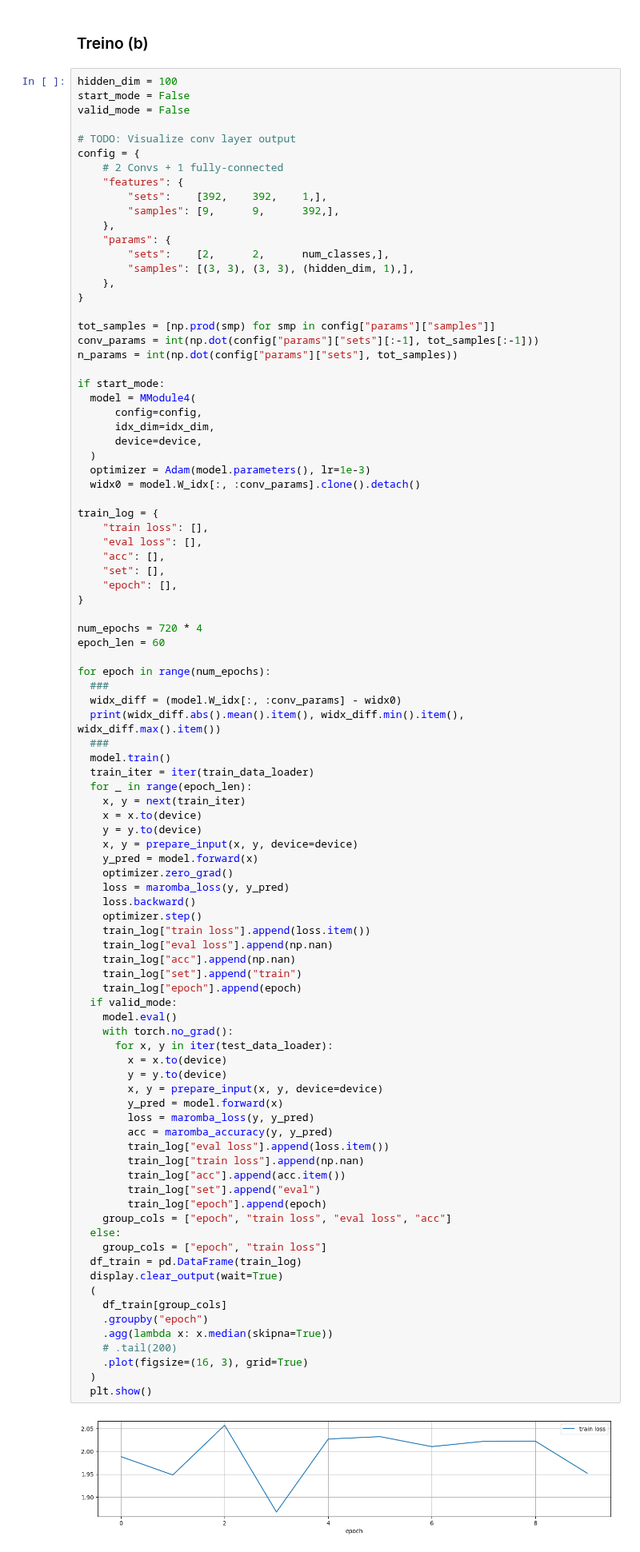
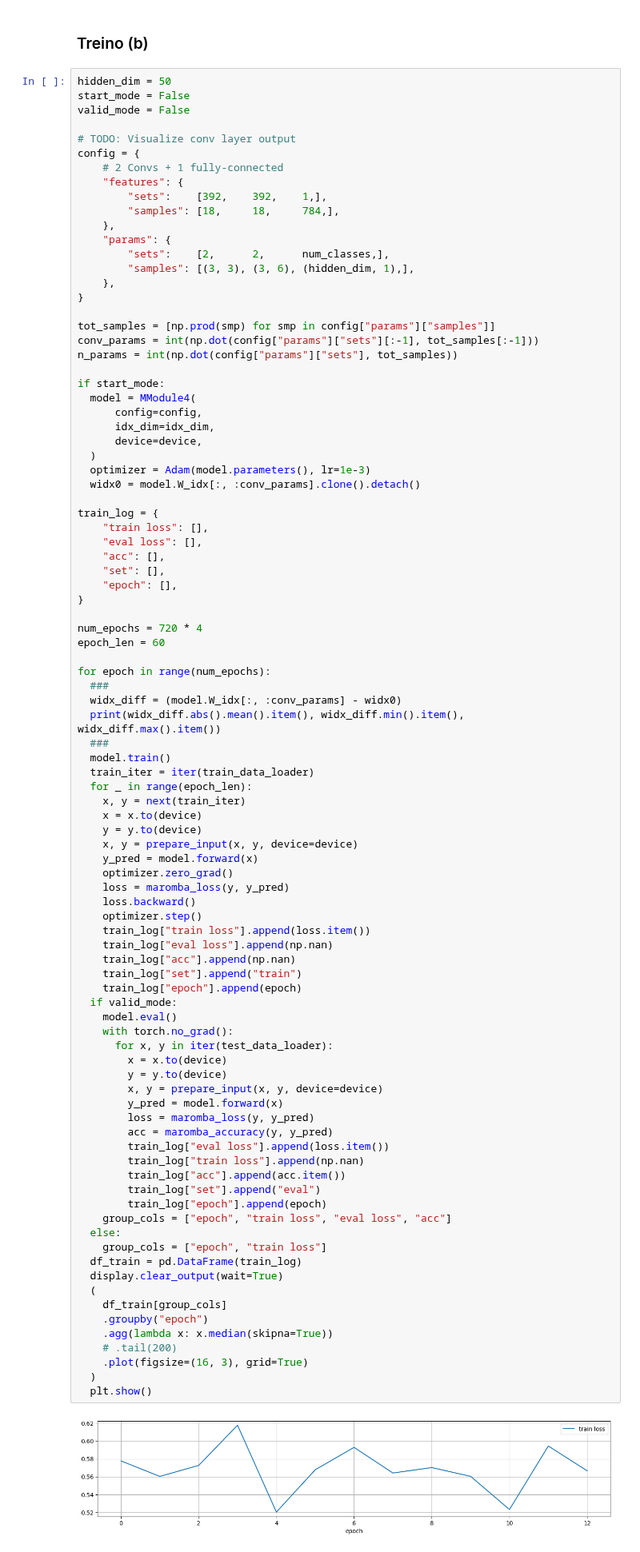
Before and after one commit to Ronnypetson/titanic, a Jupyter notebook: MNIST_Maromba.ipynb, the cells around one changed output. Shown at 80% size. Saved outputs shown, nothing was run; the diff lists cells and outputs as text.

```diff
--- a/MNIST_Maromba.ipynb
+++ b/MNIST_Maromba.ipynb
@@ -1697,7 +1663,7 @@ MTensor._soft_kernel(y_pred.idx, img_dim)[0]
 # %% [markdown]
 ### Treino (b)
 # %%
-hidden_dim = 100
+hidden_dim = 50
 start_mode = False
 valid_mode = False
 
@@ -1706,11 +1672,11 @@ config = {
     # 2 Convs + 1 fully-connected
     "features": {
         "sets":    [392,    392,    1,],
-        "samples": [9,      9,      392,],
+        "samples": [18,     18,     784,],
     },
     "params": {
         "sets":    [2,      2,      num_classes,],
-        "samples": [(3, 3), (3, 3), (hidden_dim, 1),],
+        "samples": [(3, 3), (3, 6), (hidden_dim, 1),],
     },
 }
 
@@ -1762,31 +1728,31 @@ for epoch in range(num_epochs):
     train_log["epoch"].append(epoch)
   if valid_mode:
     model.eval()
     with torch.no_grad():
       for x, y in iter(test_data_loader):
         x = x.to(device)
         y = y.to(device)
         x, y = prepare_input(x, y, device=device)
         y_pred = model.forward(x)
         loss = maromba_loss(y, y_pred)
         acc = maromba_accuracy(y, y_pred)
         train_log["eval loss"].append(loss.item())
         train_log["train loss"].append(np.nan)
         train_log["acc"].append(acc.item())
         train_log["set"].append("eval")
         train_log["epoch"].append(epoch)
     group_cols = ["epoch", "train loss", "eval loss", "acc"]
   else:
     group_cols = ["epoch", "train loss"]
   df_train = pd.DataFrame(train_log)
   display.clear_output(wait=True)
   (
     df_train[group_cols]
     .groupby("epoch")
     .agg(lambda x: x.median(skipna=True))
     # .tail(200)
     .plot(figsize=(16, 3), grid=True)
   )
   plt.show()
 # %% [output]
-[figure, old version]
+[figure, new version]
```
Also changed, not shown: parts of 4 cells of this notebook.
